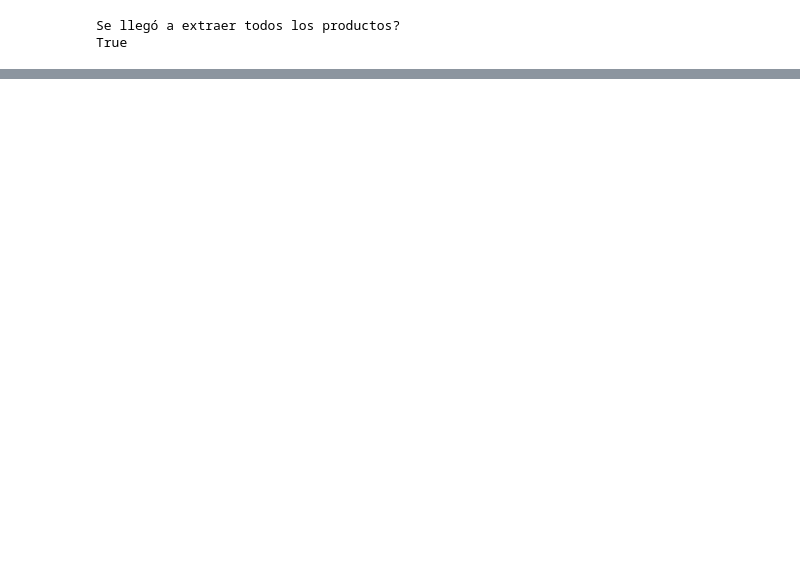
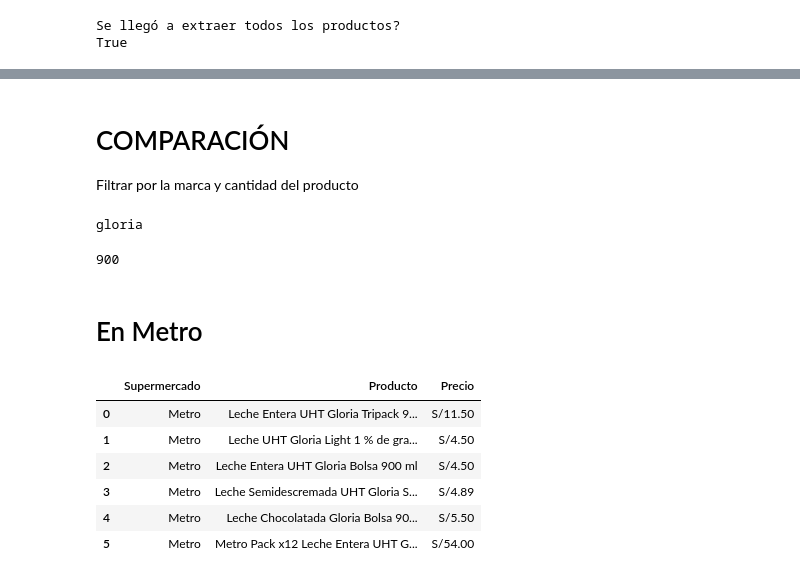
Before and after one commit to Jorgelgnacio/TRABAJO_FINAL_LP2, a Jupyter notebook: TRABAJO_FINAL_LP2.ipynb, the cells around one changed output, grey strips where cells are left out. Drawn from its saved outputs; the diff is of its cells as text; code cells hidden in the pictures; blank space fills up the shorter version.

```diff
--- a/TRABAJO_FINAL_LP2.ipynb
+++ b/TRABAJO_FINAL_LP2.ipynb
@@ -489,0 +390,30 @@ sesion_smtp.quit()
+# %% [markdown]
+# COMPARACIÓN
+
+Filtrar por la marca y cantidad del producto
+# %%
+marca = input()  # Colocar la marca, (por ejemplo Gloria, Primor)
+# %% [output]
+gloria
+# %%
+cantidad = input() # Colocar la cantidad (sin unidades)
+# %% [output]
+900
+# %% [markdown]
+# En Metro
+# %%
+def convert1(marca):
+    para_metro = marca.capitalize()  # Convertir la primera palabra en mayuscula
+    return para_metro
+
+df_metro = metro[metro['Producto'].str.count(f'(.*{convert1(marca)}.*{cantidad}.*)')==1].sort_values(by='Precio', ascending = True) # Ordenamos los resultados de menor a mayor
+df_metro=df_metro.reset_index(drop=True) # Resetear los indices (index)
+df_metro # Visualizar dataframe df_metro
+# %% [output]
+|  | Supermercado | Producto | Precio |
+| 0 | Metro | Leche Entera UHT Gloria Tripack 9... | S/11.50 |
+| 1 | Metro | Leche UHT Gloria Light 1 % de gra... | S/4.50 |
+| 2 | Metro | Leche Entera UHT Gloria Bolsa 900 ml | S/4.50 |
+| 3 | Metro | Leche Semidescremada UHT Gloria S... | S/4.89 |
+| 4 | Metro | Leche Chocolatada Gloria Bolsa 90... | S/5.50 |
+| 5 | Metro | Metro Pack x12 Leche Entera UHT G... | S/54.00 |
```
Also changed, not shown: parts of 34 cells of this notebook.
